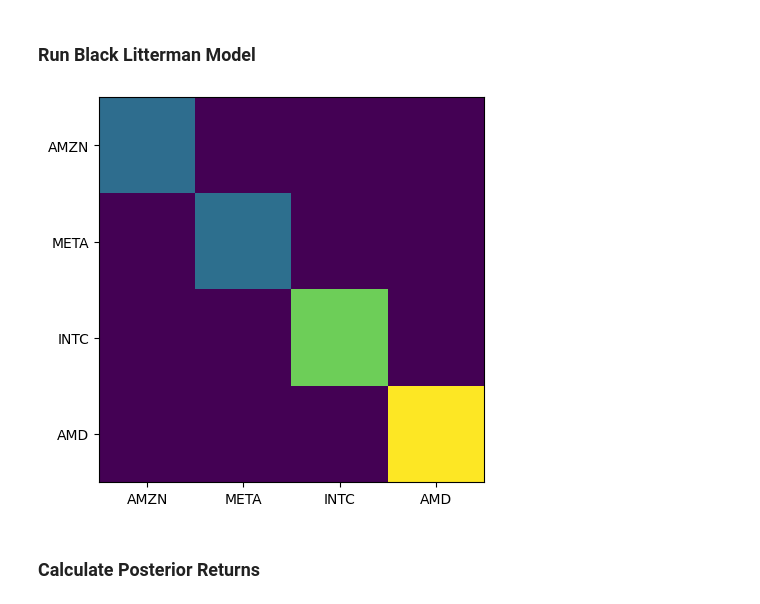
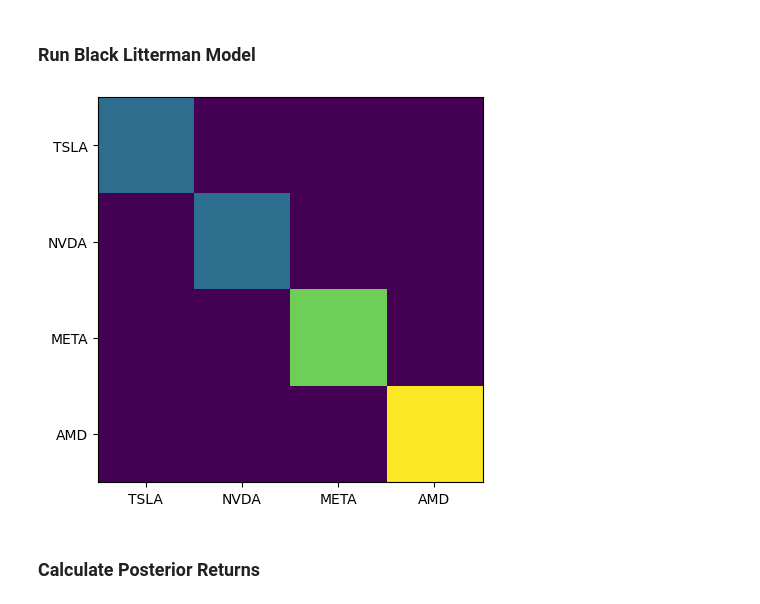
Before and after one commit to chantalmaskell/Black_Litterman_Portfolio_Optimisation, a Jupyter notebook: Completed_Models/benchmark_black_litterman.ipynb, the cells around one changed output. Saved outputs shown, nothing was run; the diff lists cells and outputs as text; code cells hidden in the pictures.

```diff
--- a/Completed_Models/benchmark_black_litterman.ipynb
+++ b/Completed_Models/benchmark_black_litterman.ipynb
@@ -118,23 +118,23 @@ bl = BlackLittermanModel(
 )
 # %%
 def plot_omega():
-    tickers_with_views = ["AMZN", "META", "INTC", "AMD"]
+    tickers_with_views = ["TSLA", "NVDA", "META", "AMD"]
 
     fig, ax = plt.subplots(figsize=(5,5))
     im = ax.imshow(bl.omega)
 
     ax.set_xticks(np.arange(len(tickers_with_views)))
     ax.set_yticks(np.arange(len(tickers_with_views)))
 
     ax.set_xticklabels(tickers_with_views)
     ax.set_yticklabels(tickers_with_views)
     plt.show()
 
     np.diag(bl.omega)
 
 plot_omega()
 # %% [output]
-[figure, old version]
+[figure, new version]
 # %% [markdown]
 ### Calculate Posterior Returns
 # %%
```
Also changed, not shown: parts of 10 cells of this notebook.
